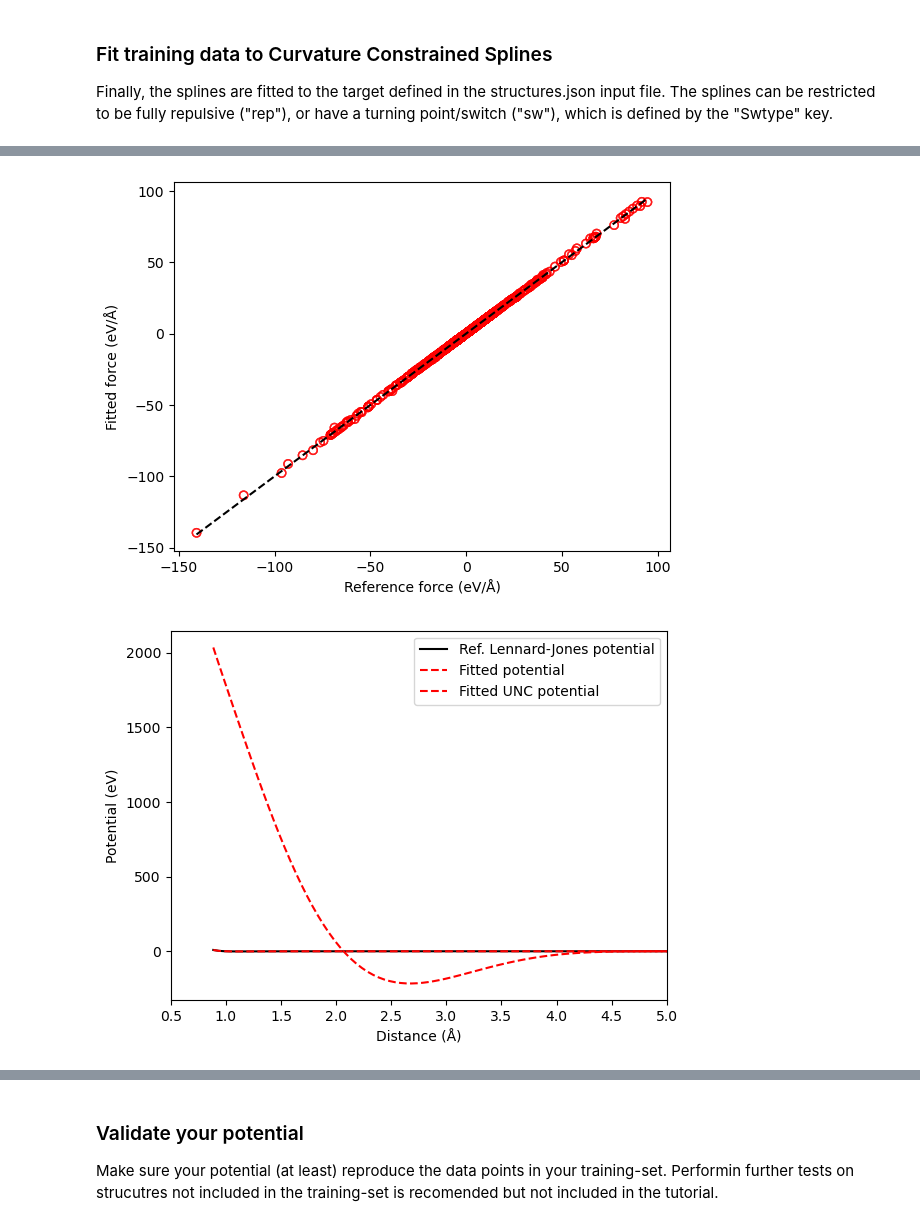
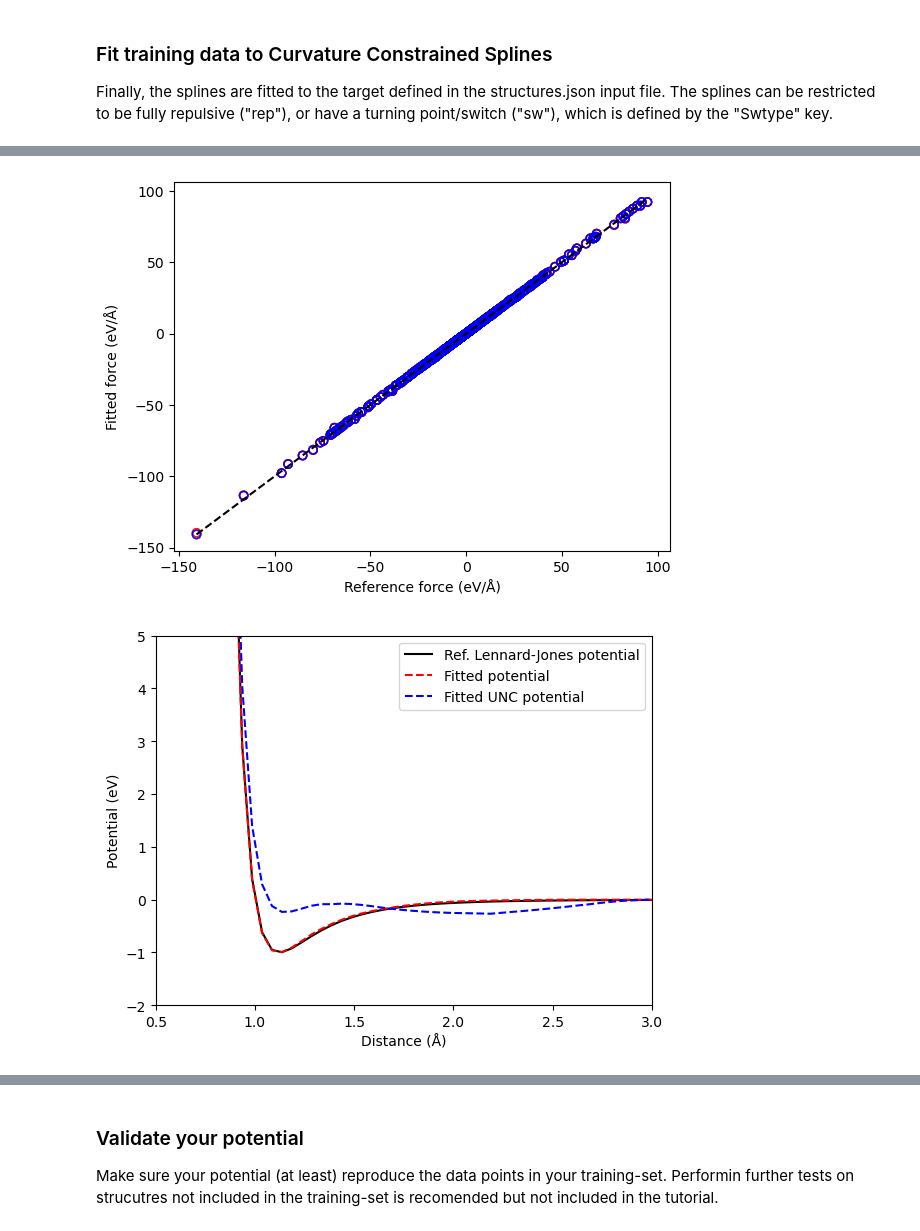
Before and after one commit to Teoroo-CMC/CCS, a Jupyter notebook: examples/Basic_Tutorial/tutorial.ipynb, the cells around one changed output, grey strips where cells are left out. Drawn from its saved outputs; the diff is of its cells as text; code cells hidden in the pictures.

```diff
--- a/examples/Basic_Tutorial/tutorial.ipynb
+++ b/examples/Basic_Tutorial/tutorial.ipynb
@@ -93,7 +93,7 @@ input={
     },
     "Twobody": {
                 "Ne-Ne": {
-                        "Rcut": 5.0,
+                        "Rcut": 3.0,
                         "Resolution": 0.05,
                         "Swtype": "sw",
                         "const_type" : "Mono"
@@ -149,17 +156,20 @@ except:
 
 try:
     err_F=np.loadtxt("CCS_error_forces.out")
+    err_F_UNC=np.loadtxt("UNC_error_forces.out")
     plt.xlabel('Reference force (eV/Å)')
     plt.ylabel('Fitted force (eV/Å)')
     plt.plot( [min(err_F[:,0]),max(err_F[:,0])],[min(err_F[:,0]),max(err_F[:,0])],'--',color='black')
     plt.scatter(err_F[:,0],err_F[:,1],facecolors='none', edgecolors='red',alpha=0.1 )
+    plt.scatter(err_F_UNC[:,0],err_F_UNC[:,1],facecolors='none', edgecolors='blue',alpha=0.1 )
     plt.show()
 except:
     pass
 
 e_LJ= 4 * ((1 / r) ** 12 - (1 / r) ** 6)
-plt.xlim(0.5,5)
-#plt.ylim(-1.5,1)
+
+plt.xlim(0.5,3)
+plt.ylim(-2,5)
 plt.xlabel('Distance (Å)')
 plt.ylabel('Potential (eV)')
 plt.plot(r,e_LJ,color='black',label="Ref. Lennard-Jones potential")
@@ -180,6 +190,6 @@ plt.show()
 [figure]
-[figure, old version]
+[figure, new version]
-[figure, old version]
+[figure, new version]
 [figure]
 # %% [markdown]
 ### Validate your potential
```
Also changed, not shown: parts of 4 cells of this notebook, 2 other files.
